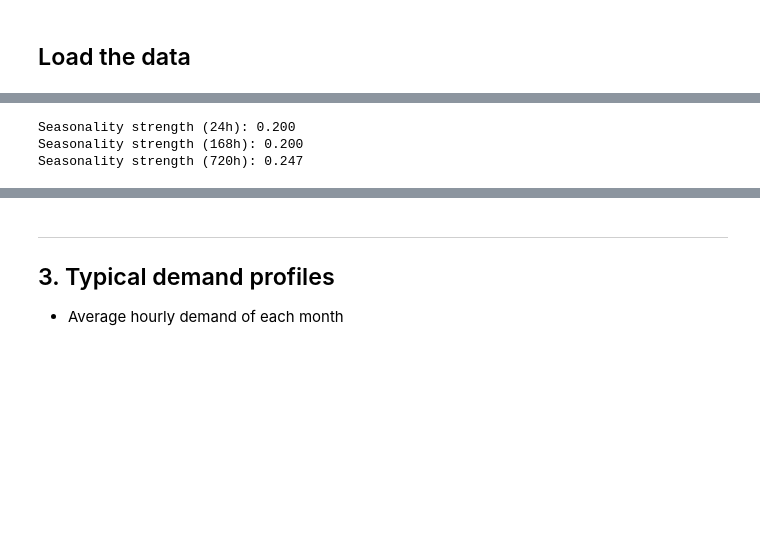
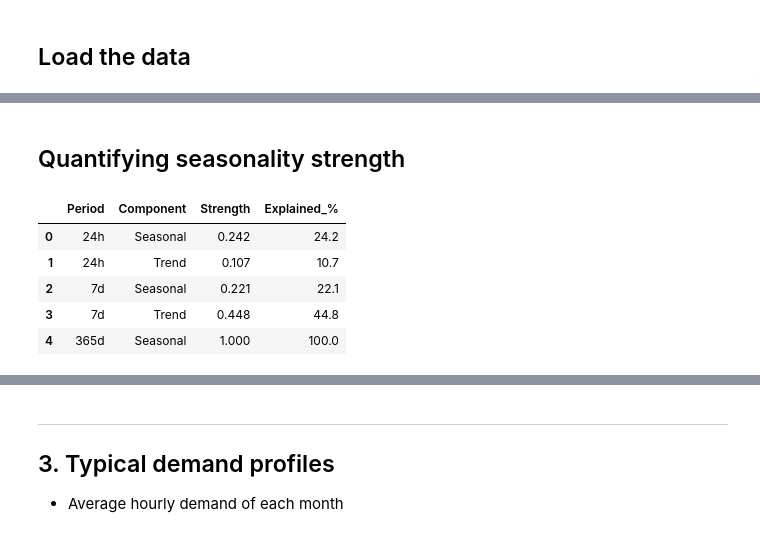
Before and after one commit to Danwerk/HomeEnergyManagementSystem, a Jupyter notebook: 06-decomposition.ipynb, the cells around one changed output, grey strips where cells are left out. Saved outputs shown, nothing was run; the diff lists cells and outputs as text; code cells hidden in the pictures; blank space fills up the shorter version.

```diff
--- a/06-decomposition.ipynb
+++ b/06-decomposition.ipynb
@@ -21,23 +33,7 @@ demand = demand.interpolate(limit_direction="both")
 # %%
-periods = [24, 168, 720]
-decomposition_results = {}
+stl_24h_result, stl_24h = decompose_series(demand, period=24)
 
-for period in periods:
-    print(f"\nDecomposition with period: {period} hours")
+daily_mean = demand.resample("D").mean()
 
-    decomposition = seasonal_decompose(
-        demand['demand'],
-        model='additive',
-        period=period
-    )
-
-    decomposition_results[period] = decomposition
-
-    fig = decomposition.plot()
-    fig.set_size_inches(14, 10)
-    plt.suptitle(
-        f'Additive Decomposition of Electricity Demand ({period} hours)',
-        fontsize=16
-    )
-    plt.tight_layout()
-    save_fig(fig, f'ex6_fig1_decomposition_{period}.svg')
+stl_7d_result, stl_7d = decompose_series(daily_mean, period=7)
+stl_365d_result, stl_365d = decompose_series(daily_mean, period=365, seasonal=31)
@@ -53,13 +40,25 @@ Decomposition with period: 720 hours
+# %% [markdown]
+## Quantifying seasonality strength
 # %%
-def seasonality_strength(result):
-    resid_var = np.var(result.resid.dropna())
-    combined_var = np.var((result.resid + result.seasonal).dropna())
-    return 1 - resid_var / combined_var
+seasonality_results = pd.DataFrame([
+    {"Period": "24h",  "Component": "Seasonal", "Strength": seasonality_strength(stl_24h_result.resid,  stl_24h_result.seasonal)},
+    {"Period": "24h",  "Component": "Trend",    "Strength": seasonality_strength(stl_24h_result.resid,  stl_24h_result.trend)},
+    {"Period": "7d",   "Component": "Seasonal", "Strength": seasonality_strength(stl_7d_result.resid,   stl_7d_result.seasonal)},
+    {"Period": "7d",   "Component": "Trend",    "Strength": seasonality_strength(stl_7d_result.resid,   stl_7d_result.trend)},
+    {"Period": "365d", "Component": "Seasonal", "Strength": seasonality_strength(stl_365d_result.resid, stl_365d_result.seasonal)},
+])
 
-for p, r in decomposition_results.items():
-    strength = seasonality_strength(r)
-    print(f"Seasonality strength ({p}h): {strength:.3f}")
+seasonality_results["Strength"] = seasonality_results["Strength"].round(3)
+
+seasonality_results["Explained_%"] = (seasonality_results["Strength"] * 100).round(1)
+
+seasonality_results.to_csv(TABLES_DIR + "seasonality_strength.csv", index=False)
+
+seasonality_results
 # %% [output]
-Seasonality strength (24h): 0.200
-Seasonality strength (168h): 0.200
-Seasonality strength (720h): 0.247
+|  | Period | Component | Strength | Explained_% |
+| 0 | 24h | Seasonal | 0.242 | 24.2 |
+| 1 | 24h | Trend | 0.107 | 10.7 |
+| 2 | 7d | Seasonal | 0.221 | 22.1 |
+| 3 | 7d | Trend | 0.448 | 44.8 |
+| 4 | 365d | Seasonal | 1.000 | 100.0 |
```
Also changed, not shown: parts of 13 cells of this notebook, 11 other files.
